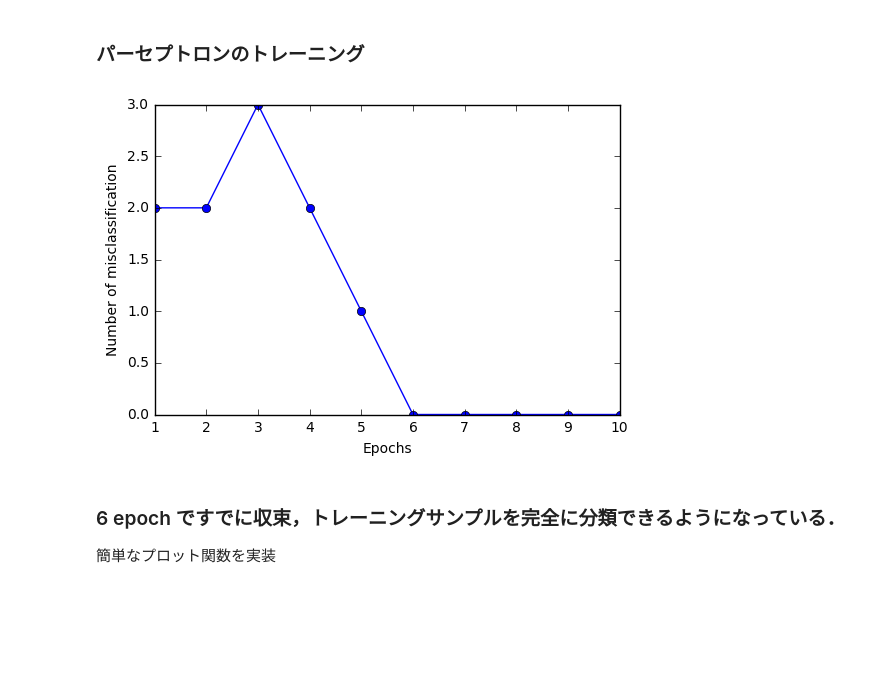
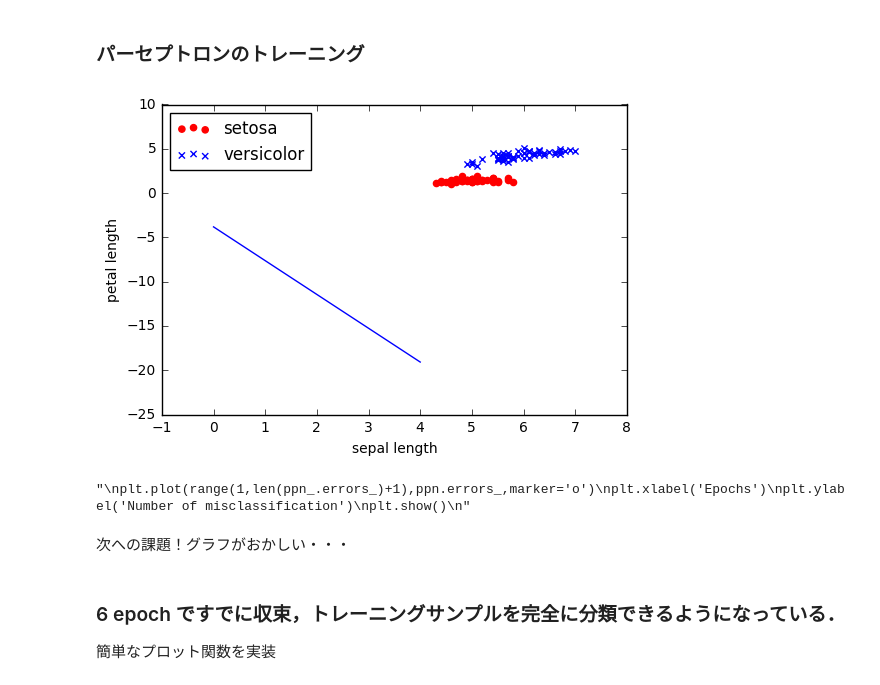
Before and after one commit to LPacademy/PyML, a Jupyter notebook: section02.ipynb, the cells around one changed output. Saved outputs shown, nothing was run; the diff lists cells and outputs as text; code cells hidden in the pictures; blank space fills up the shorter version.

```diff
--- a/section02.ipynb
+++ b/section02.ipynb
@@ -52,18 +52,19 @@ $\eta$は学習率，(0~1)
 import numpy as np
 # %%
 class Perceptron(object):
+    #default
     def __init__(self, eta = 0.01, n_iter = 10):
         self.eta = eta
         self.n_iter = n_iter
 
     def fit(self, X, y):
-        self.w_ = np.zeros(1 + X.shape[1])
+        self.w_ = np.ones(1 + X.shape[1])
         self.errors_ = []
         for _ in range(self.n_iter):
             errors = 0
             for xi, target in zip(X,y):
                 update = self.eta*(target - self.predict(xi))
-                self.w_[1:] += update * xi
+                self.w_[1:] += update * (xi)
                 self.w_[0] += update
                 errors += int(update !=0.0)
             self.errors_.append(errors)
@@ -116,7 +111,7 @@ df.tail
 # %%
 import matplotlib.pyplot as plt
 import numpy as np
-y = df.iloc[0:100,4].values
+y = df.ix[0:100,4].values
 y = np.where(y == 'Iris-setosa',-1,1)
 X = df.iloc[0:100, [0,2]].values
 plt.scatter(X[:50,0],X[:50,1], color='red',marker='o',label='setosa')
@@ -129,15 +124,36 @@ plt.show()
 [figure]
 # %% [markdown]
 ### パーセプトロンのトレーニング
-# %%
-ppn = Perceptron(eta=0.1,n_iter=10)
-ppn.fit(X,y)
-plt.plot(range(1,len(ppn.errors_)+1),ppn.errors_,marker='o')
-plt.xlabel('Epochs')
-plt.ylabel('Number of misclassification')
-plt.show()
-# %% [output]
-[figure, removed]
+# %%
+ppn = Perceptron(eta=0.01)
+#print(ppn.eta)
+
+ppn.fit(X,y)
+#print(ppn.fit(X,y).w_) method chain
+#print(ppn.w_)
+w = ppn.w_
+x = np.arange(5)
+y = -w[1]/w[2]*x -w[1]/w[2]
+plt.plot(x,y)
+plt.scatter(X[:50,0],X[:50,1], color='red',marker='o',label='setosa')
+plt.scatter(X[50:100,0],X[50:100,1], color='blue',marker='x',label='versicolor')
+plt.xlabel('sepal length')
+plt.ylabel('petal length')
+plt.legend(loc='upper left')
+plt.show()
+
+
+'''
+plt.plot(range(1,len(ppn_.errors_)+1),ppn.errors_,marker='o')
+plt.xlabel('Epochs')
+plt.ylabel('Number of misclassification')
+plt.show()
+'''
+# %% [output]
+[figure, added]
+"\nplt.plot(range(1,len(ppn_.errors_)+1),ppn.errors_,marker='o')\nplt.xlabel('Epochs')\nplt.ylabel('Number of misclassification')\nplt.show()\n"
+# %% [markdown]
+次への課題！グラフがおかしい・・・
 # %% [markdown]
 ### 6 epoch ですでに収束，トレーニングサンプルを完全に分類できるようになっている．
 簡単なプロット関数を実装
```
Also changed, not shown: parts of 4 cells of this notebook.
